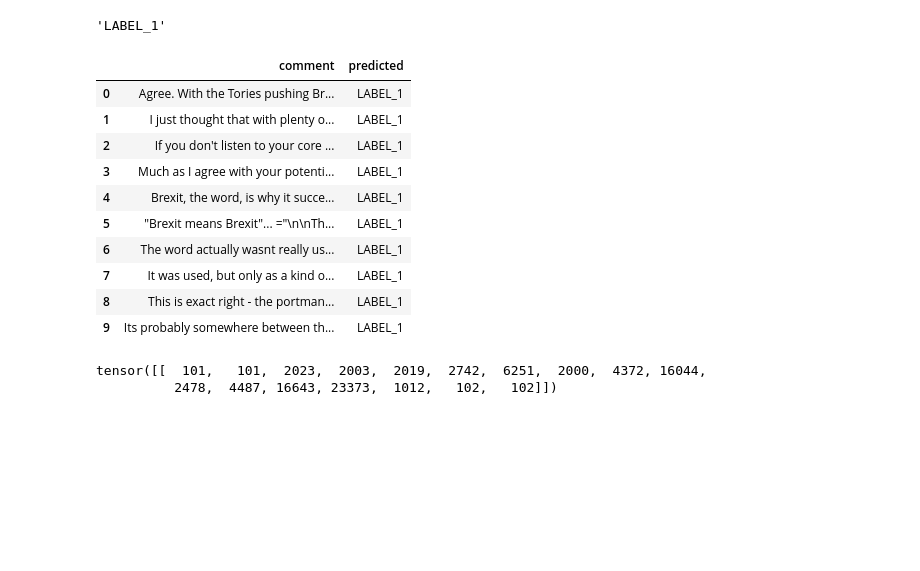
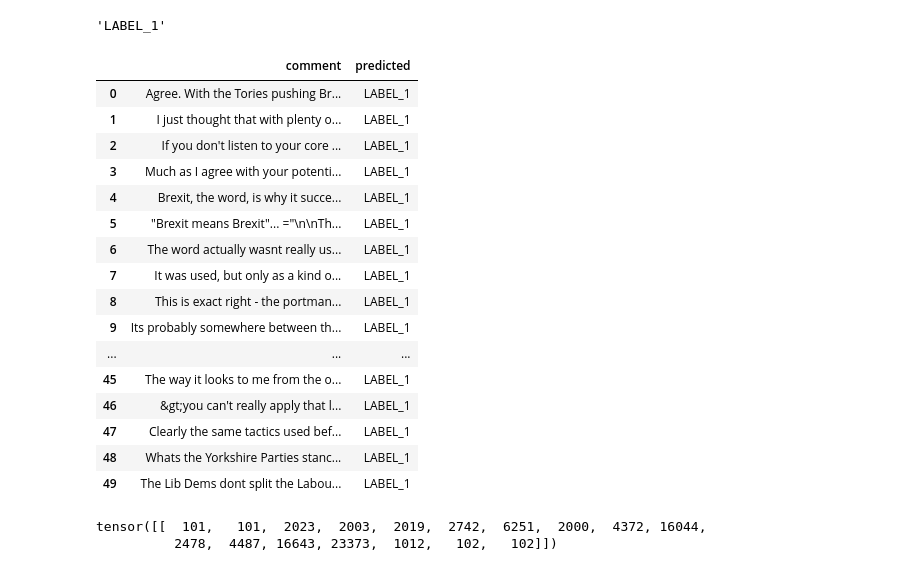
Before and after one commit to andrewtpei/Sentipedia, a Jupyter notebook: notebooks/Initial Data Analysis (Reddit csv).ipynb, the cells around one changed output. Cells and saved outputs as stored; diff of their text form; code cells hidden in the pictures; blank space fills up the shorter version.

```diff
--- a/notebooks/Initial Data Analysis (Reddit csv).ipynb
+++ b/notebooks/Initial Data Analysis (Reddit csv).ipynb
@@ -66,7 +69,7 @@ df_reddit.head()
 # %% [markdown]
 ### Using NLTK
 # %%
-df_reddit_nltk = df_reddit.head(1000).copy()
+df_reddit_nltk = df_reddit.head(50).copy()
 
 analyzer = SentimentIntensityAnalyzer()
 i = 0
@@ -79,6 +82,8 @@ for comment in df_reddit_nltk['comment']:
      df_reddit_nltk['score'][i] = analyzer.polarity_scores(df_reddit_nltk['comment'][i])
      i = i + 1
 
+pd.set_option('display.max_colwidth', None)
+pd.set_option('display.max_rows', None)
 df_reddit_nltk
 # %% [output]
 |  | comment | pos | score |
@@ -118,32 +127,38 @@ model.config.id2label[predicted_class_id]
 # %% [output]
 'LABEL_1'
 # %%
-df_reddit_DistilBERT = df_reddit.head(10).copy()
+df_reddit_DistilBERT = df_reddit.head(50).copy()
 i = 0
 df_reddit_DistilBERT['predicted'] = None
 
 for comment in df_reddit_DistilBERT['comment']:
      inputs = tokenizer(df_reddit_DistilBERT['comment'][i], return_tensors="pt")
      with torch.no_grad():
           logits = model(**inputs).logits
 
      predicted_class_id = logits.argmax().item()
      df_reddit_DistilBERT['predicted'][i] = model.config.id2label[predicted_class_id]
      i = i + 1
 
 df_reddit_DistilBERT
 # %% [output]
 |  | comment | predicted |
 | 0 | Agree. With the Tories pushing Br... | LABEL_1 |
 | 1 | I just thought that with plenty o... | LABEL_1 |
 | 2 | If you don't listen to your core ... | LABEL_1 |
 | 3 | Much as I agree with your potenti... | LABEL_1 |
 | 4 | Brexit, the word, is why it succe... | LABEL_1 |
 | 5 | "Brexit means Brexit"... ="\n\nTh... | LABEL_1 |
 | 6 | The word actually wasnt really us... | LABEL_1 |
 | 7 | It was used, but only as a kind o... | LABEL_1 |
 | 8 | This is exact right - the portman... | LABEL_1 |
 | 9 | Its probably somewhere between th... | LABEL_1 |
+| ... | ... | ... |
+| 45 | The way it looks to me from the o... | LABEL_1 |
+| 46 | &gt;you can't really apply that l... | LABEL_1 |
+| 47 | Clearly the same tactics used bef... | LABEL_1 |
+| 48 | Whats the Yorkshire Parties stanc... | LABEL_1 |
+| 49 | The Lib Dems dont split the Labou... | LABEL_1 |
 # %%
 text = "This is an example sentence to encode using DistilBERT."
 encoded_text = tokenizer.encode("[CLS] " + text + " [SEP]")
```
Also changed, not shown: parts of 3 cells of this notebook.
